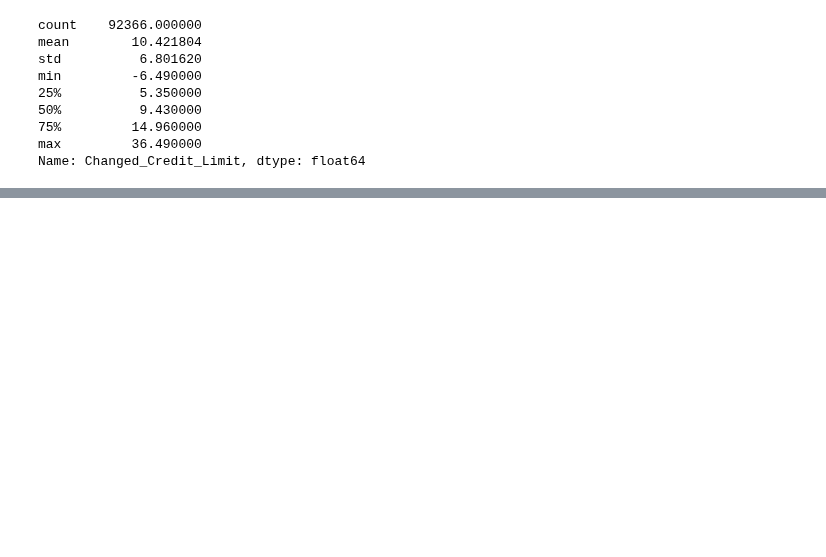
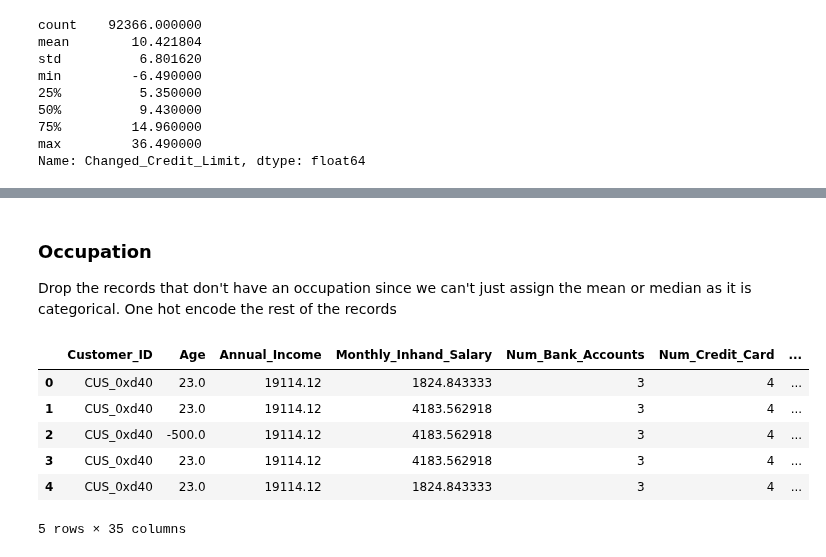
Before and after one commit to AyujVerma/Credit-Score-Classifier, a Jupyter notebook: credit_score.ipynb, the cells around one changed output, grey strips where cells are left out. Drawn from its saved outputs; the diff is of its cells as text; code cells hidden in the pictures; blank space fills up the shorter version.

```diff
--- a/credit_score.ipynb
+++ b/credit_score.ipynb
@@ -253,0 +366,3 @@ Name: Changed_Credit_Limit, dtype: float64
+# %%
+mean_salary = data["Monthly_Inhand_Salary"].mean()
+data["Monthly_Inhand_Salary"].fillna(mean_salary, inplace=True)
@@ -253,0 +378,3 @@ Name: Changed_Credit_Limit, dtype: float64
+# %%
+changed_mean=data["Changed_Credit_Limit"].mean()
+data["Changed_Credit_Limit"].fillna(changed_mean, inplace=True)
@@ -253,0 +390,3 @@ Name: Changed_Credit_Limit, dtype: float64
+# %%
+in_mean=data["Num_Credit_Inquiries"].mean()
+data["Num_Credit_Inquiries"].fillna(in_mean, inplace=True)
@@ -253,0 +402,4 @@ Name: Changed_Credit_Limit, dtype: float64
+# %%
+data["Amount_invested_monthly"] = pd.to_numeric(data["Amount_invested_monthly"], errors="coerce")
+invested_mean=data["Amount_invested_monthly"].mean()
+data["Amount_invested_monthly"].fillna(invested_mean, inplace=True)
@@ -253,0 +417,15 @@ Name: Changed_Credit_Limit, dtype: float64
+# %% [markdown]
+### Occupation
+Drop the records that don't have an occupation since we can't just assign the mean or median as it is categorical. One hot encode the rest of the records
+# %%
+data.drop(data[data["Occupation"]=='_______'].index,inplace=True)
+data = pd.get_dummies(data=data, columns=['Occupation'], drop_first=True)
+data.head()
+# %% [output]
+|  | Customer_ID | Age | Annual_Income | Monthly_Inhand_Salary | Num_Bank_Accounts | Num_Credit_Card | ... |
+| 0 | CUS_0xd40 | 23.0 | 19114.12 | 1824.843333 | 3 | 4 | ... |
+| 1 | CUS_0xd40 | 23.0 | 19114.12 | 4183.562918 | 3 | 4 | ... |
+| 2 | CUS_0xd40 | -500.0 | 19114.12 | 4183.562918 | 3 | 4 | ... |
+| 3 | CUS_0xd40 | 23.0 | 19114.12 | 4183.562918 | 3 | 4 | ... |
+| 4 | CUS_0xd40 | 23.0 | 19114.12 | 1824.843333 | 3 | 4 | ... |
+5 rows × 35 columns
```
Also changed, not shown: parts of 58 cells of this notebook.
